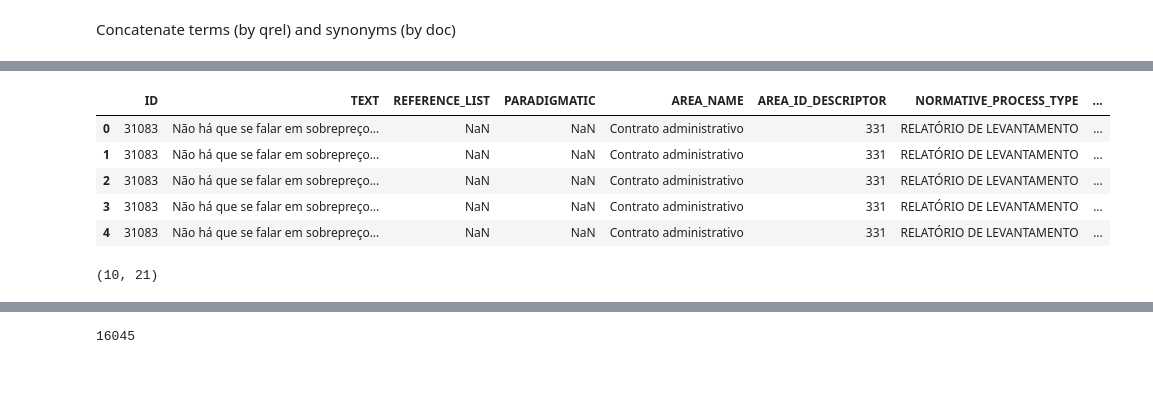
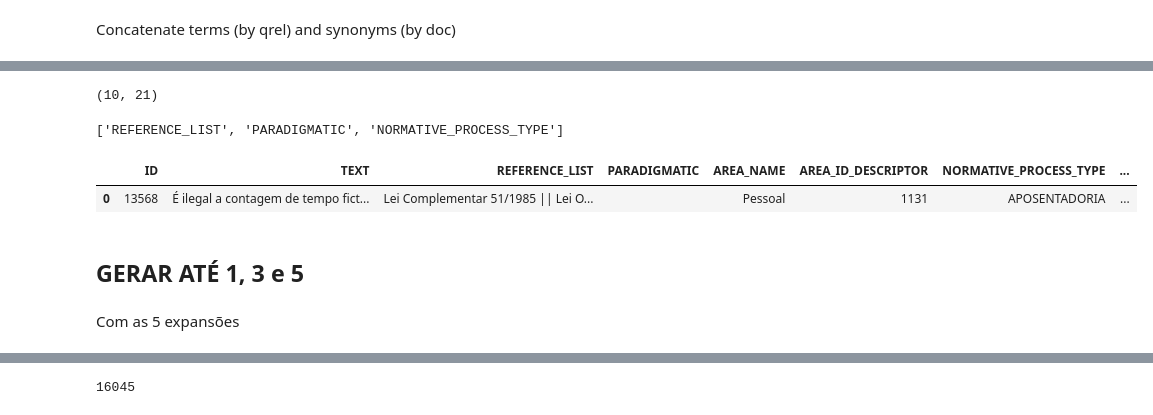
Before and after one commit to marcusborela/ind-ir, a Jupyter notebook: code/generate_index_juris_tcu_extra_index_by_indir.ipynb, the cells around one changed output, grey strips where cells are left out. Saved outputs shown, nothing was run; the diff lists cells and outputs as text; code cells hidden in the pictures; blank space fills up the shorter version.

```diff
--- a/code/generate_index_juris_tcu_extra_index_by_indir.ipynb
+++ b/code/generate_index_juris_tcu_extra_index_by_indir.ipynb
@@ -394,14 +374,5 @@ Index(['ID', 'TEXT', 'REFERENCE_LIST', 'PARADIGMATIC', 'AREA_NAME', 'AREA_ID_DES
        'NAME_SYNONYM_RELATED_TERM'],
       dtype='object')
-# %%
-df.head()
-# %% [output]
-|  | ID | TEXT | REFERENCE_LIST | PARADIGMATIC | AREA_NAME | AREA_ID_DESCRIPTOR | NORMATIVE_PROCESS_TYPE | ... |
-| 0 | 31083 | Não há que se falar em sobrepreço... | NaN | NaN | Contrato administrativo | 331 | RELATÓRIO DE LEVANTAMENTO | ... |
-| 1 | 31083 | Não há que se falar em sobrepreço... | NaN | NaN | Contrato administrativo | 331 | RELATÓRIO DE LEVANTAMENTO | ... |
-| 2 | 31083 | Não há que se falar em sobrepreço... | NaN | NaN | Contrato administrativo | 331 | RELATÓRIO DE LEVANTAMENTO | ... |
-| 3 | 31083 | Não há que se falar em sobrepreço... | NaN | NaN | Contrato administrativo | 331 | RELATÓRIO DE LEVANTAMENTO | ... |
-| 4 | 31083 | Não há que se falar em sobrepreço... | NaN | NaN | Contrato administrativo | 331 | RELATÓRIO DE LEVANTAMENTO | ... |
 # %%
 df.shape
 # %% [output]
@@ -411,2 +380,23 @@ GERAR ATÉ 1, 3 e 5
+# %%
+# Verificar as colunas com valores NaN
+columns_with_nan = df.columns[df.isna().any()].tolist()
+
+print(columns_with_nan)
+# %% [output]
+['REFERENCE_LIST', 'PARADIGMATIC', 'NORMATIVE_PROCESS_TYPE']
+# %%
+df = df.fillna("")
+# %%
+# Converter as colunas para o tipo string
+df[columns_with_nan] = df[columns_with_nan].astype(str)
+# %%
+df.head(1)
+# %% [output]
+|  | ID | TEXT | REFERENCE_LIST | PARADIGMATIC | AREA_NAME | AREA_ID_DESCRIPTOR | NORMATIVE_PROCESS_TYPE | ... |
+| 0 | 13568 | É ilegal a contagem de tempo fict... | Lei Complementar 51/1985 || Lei O... |  | Pessoal | 1131 | APOSENTADORIA | ... |
+# %% [markdown]
+## GERAR ATÉ 1, 3 e 5
+# %% [markdown]
+Com as 5 expansões
 # %%
 %%time
```
Also changed, not shown: parts of 24 cells of this notebook, 1 other file.
